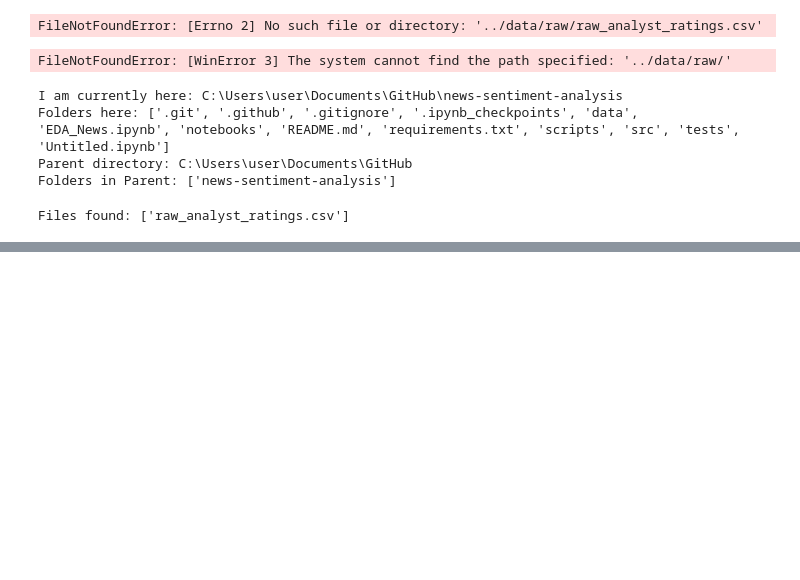
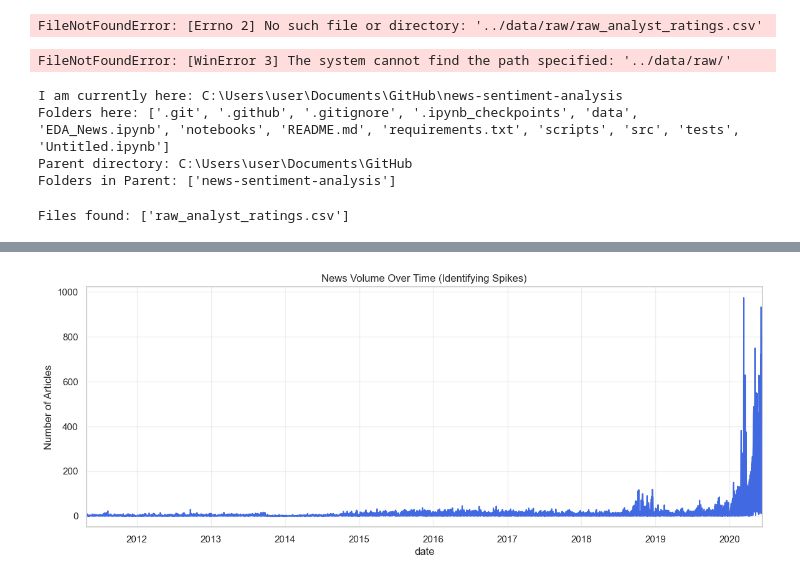
Before and after one commit to meba-tesfaye/news-sentiment-analysis, a Jupyter notebook: EDA_News.ipynb, the cells around one changed output, grey strips where cells are left out. Cells and saved outputs as stored; diff of their text form; code cells hidden in the pictures; blank space fills up the shorter version.

```diff
--- a/EDA_News.ipynb
+++ b/EDA_News.ipynb
@@ -192,0 +194,12 @@ Name: count, dtype: int64
+# %%
+# Group by day to see the volume of news over time
+daily_counts = df.resample('D', on='date').size()
+
+plt.figure(figsize=(14, 5))
+daily_counts.plot(color='royalblue')
+plt.title('News Volume Over Time (Identifying Spikes)')
+plt.ylabel('Number of Articles')
+plt.grid(alpha=0.3)
+plt.show()
+# %% [output]
+[figure, added]
```
Also changed, not shown: parts of 4 cells of this notebook.
